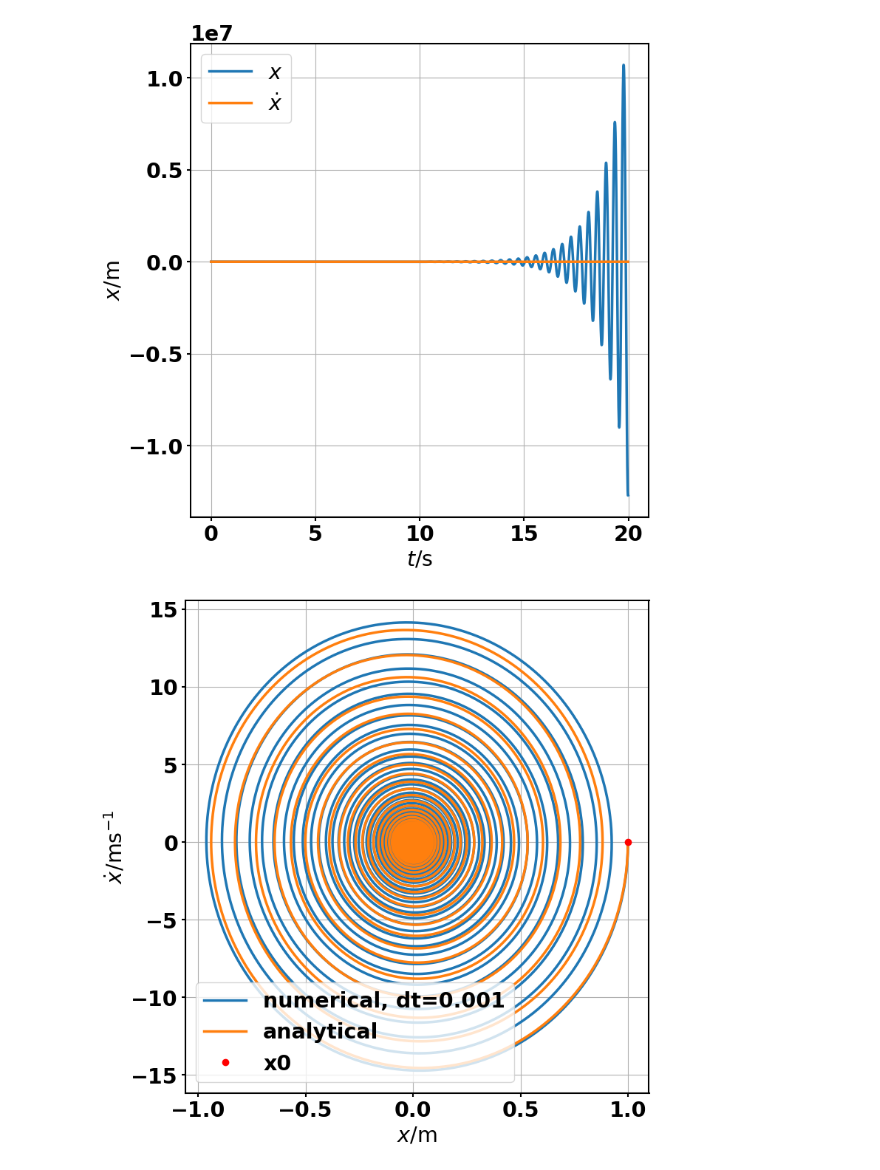
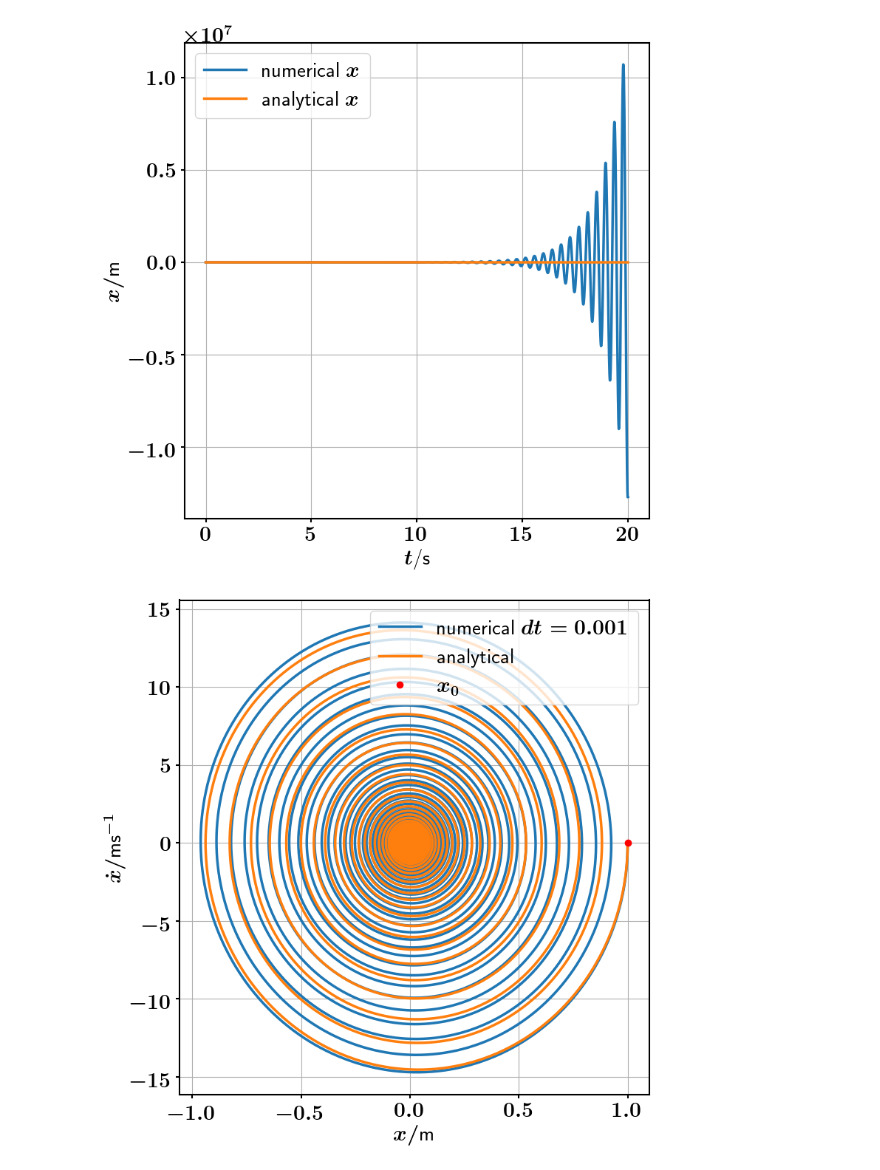
Before and after one commit to rzumbrunn/PCV_project, a Jupyter notebook: task2/task2.ipynb, the cells around one changed output. Saved outputs shown, nothing was run; the diff lists cells and outputs as text; code cells hidden in the pictures.

```diff
--- a/task2/task2.ipynb
+++ b/task2/task2.ipynb
@@ -40,12 +40,12 @@ def ana_num_comparison(dt_val = 0.001, T_val = 10):
 
     X_analytical = np.vstack([x_analytical(t), x_dot_analytical(t)]).T
 
-    plt.plot(X[:,0], X[:,1], label=f'numerical, dt={dt_val}')
+    plt.plot(X[:,0], X[:,1], label=f'numerical $dt={dt_val}$')
     plt.plot(x_analytical(t), x_dot_analytical(t), label='analytical')
 
 
     # mark x0
-    plt.plot(x0[0], x0[1], 'ro', label='x0')
+    plt.plot(x0[0], x0[1], 'ro', label='$x_0$')
     plt.grid()
     plt.xlabel(r'$x /$m')
     plt.ylabel(r'$\dot x /$ms$^{-1}$')
@@ -55,8 +55,8 @@ def ana_num_comparison(dt_val = 0.001, T_val = 10):
     plt.savefig(f'phase_space_{dt_val}:{T_val}.png')
     plt.show()
     # plot e, g vs t
-    plt.plot(t, X[:,0], label=r'$x$')
-    plt.plot(t, X_analytical[:,0], label=r'$\dot x$')
+    plt.plot(t, X[:,0], label=r'numerical $x$')
+    plt.plot(t, X_analytical[:,0], label=r'analytical $x$')
     #plt.plot(t, np.sin(t/dt_val), label='sampling frequency')
 
     plt.grid()
@@ -77,2 +77,2 @@ ana_num_comparison(dt_val=0.0001, T_val=20)
-[figure, old version]
+[figure, new version]
-[figure, old version]
+[figure, new version]
```
Also changed, not shown: parts of 1 cell of this notebook, 7 other files.
